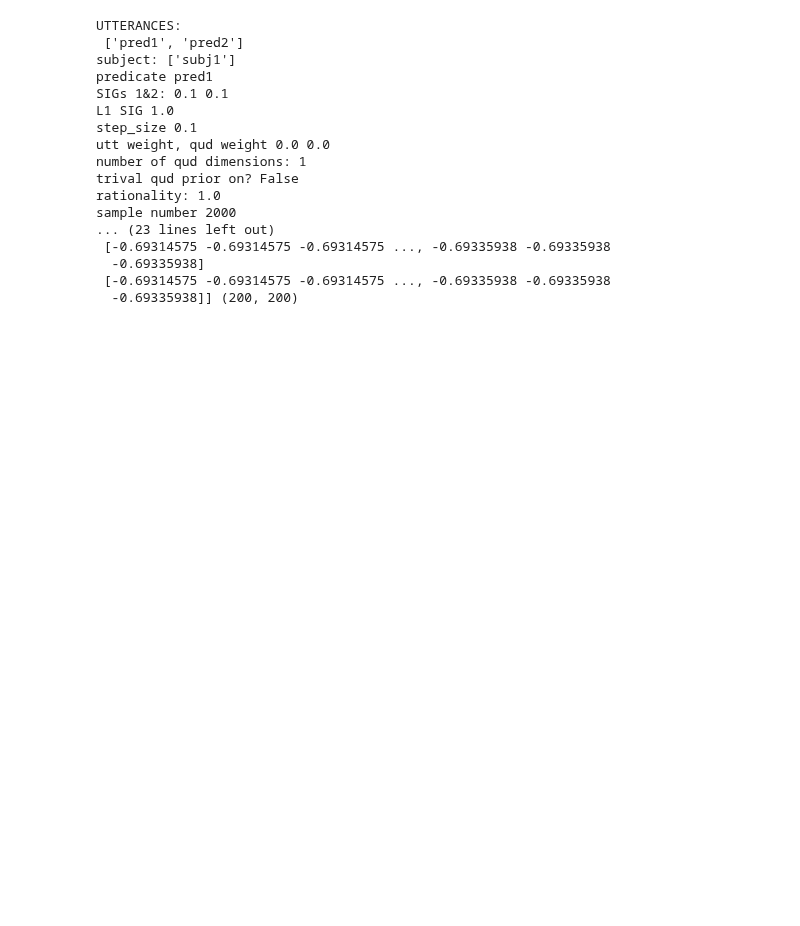
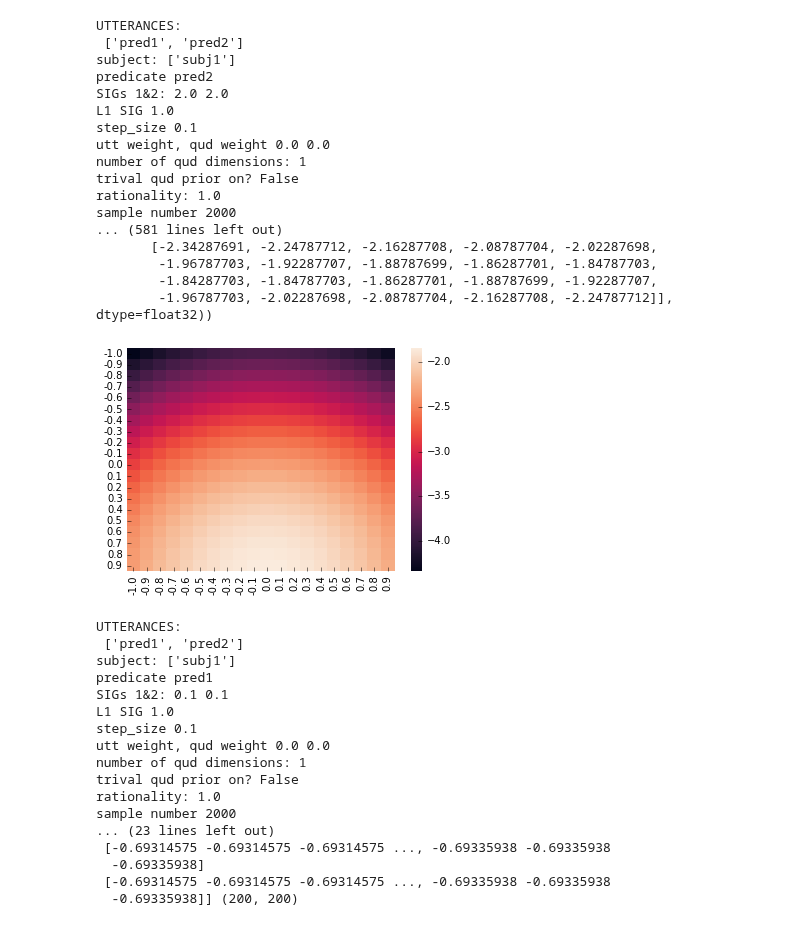
Before and after one commit to reubenharry/Distributional-RSA, a Jupyter notebook: heatmaps.ipynb, the cells around one changed output. Cells and saved outputs as stored; diff of their text form; code cells hidden in the pictures; blank space fills up the shorter version.

```diff
--- a/heatmaps.ipynb
+++ b/heatmaps.ipynb
@@ -23,5 +72,24 @@ def titrate(size,amount,l1_sig1,quds,only_trivial,pred,just_s1,sig1,sig2):
 # %%
-# titrate(size=100,amount=0.1,l1_sig1=1.0,quds=['qud1'],pred='pred2',only_trivial=False,just_s1=True,sig1=2.0,sig2=2.0)
+titrate(size=10,amount=0.1,l1_sig1=1.0,quds=['qud1'],pred='pred2',only_trivial=False,just_s1=False,just_l0=False,sig1=2.0,sig2=2.0,prior=True)
+# %% [output]
+UTTERANCES:
+ ['pred1', 'pred2']
+subject: ['subj1']
+predicate pred2
+SIGs 1&2: 2.0 2.0
+L1 SIG 1.0
+step_size 0.1
+utt weight, qud weight 0.0 0.0
+number of qud dimensions: 1
+trival qud prior on? False
+rationality: 1.0
+sample number 2000
+... (581 lines left out)
+       [-2.34287691, -2.24787712, -2.16287708, -2.08787704, -2.02287698,
+        -1.96787703, -1.92287707, -1.88787699, -1.86287701, -1.84787703,
+        -1.84287703, -1.84787703, -1.86287701, -1.88787699, -1.92287707,
+        -1.96787703, -2.02287698, -2.08787704, -2.16287708, -2.24787712]], dtype=float32))
+[figure, added]
 # %%
 titrate(size=100,amount=0.1,l1_sig1=1.0,quds=['qud1'],pred='pred1',only_trivial=False,just_s1=True,sig1=0.1,sig2=0.1)
 # %% [output]
```
Also changed, not shown: parts of 4 cells of this notebook, 4 other files.
